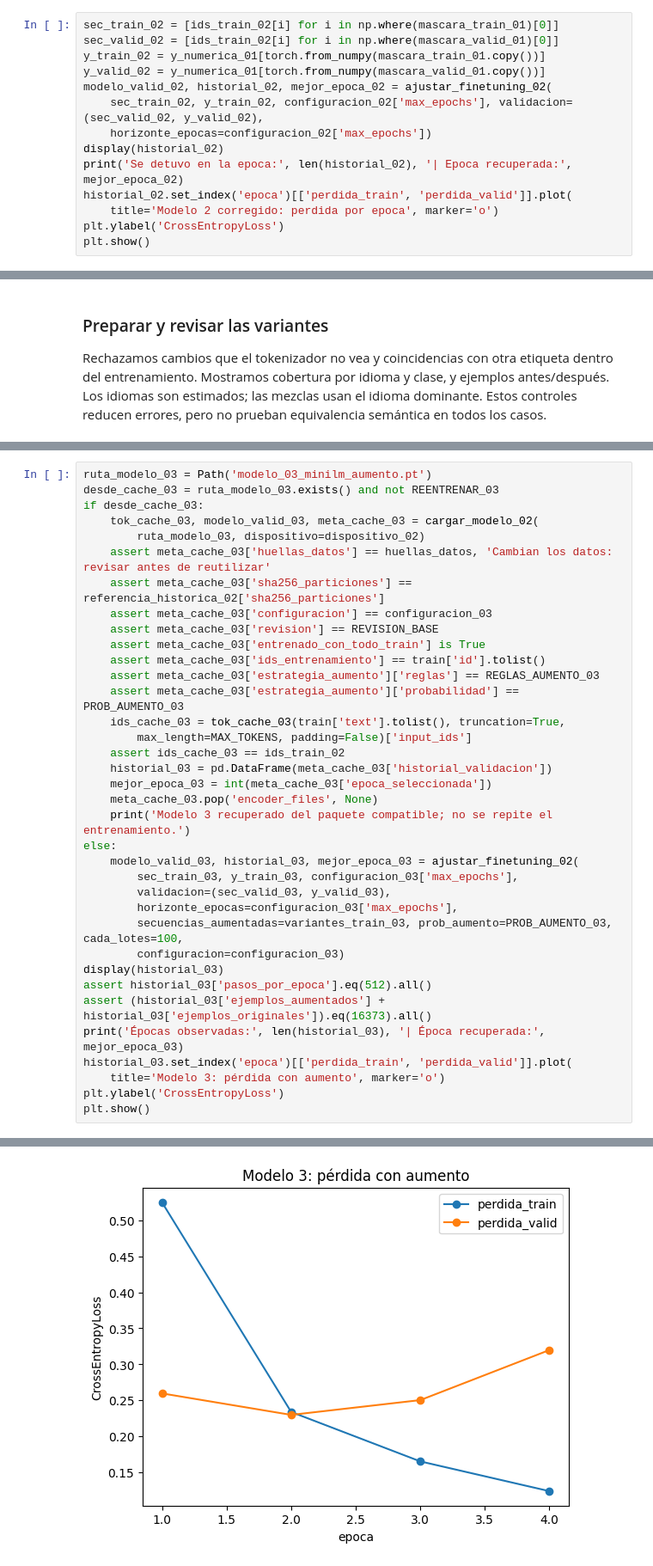
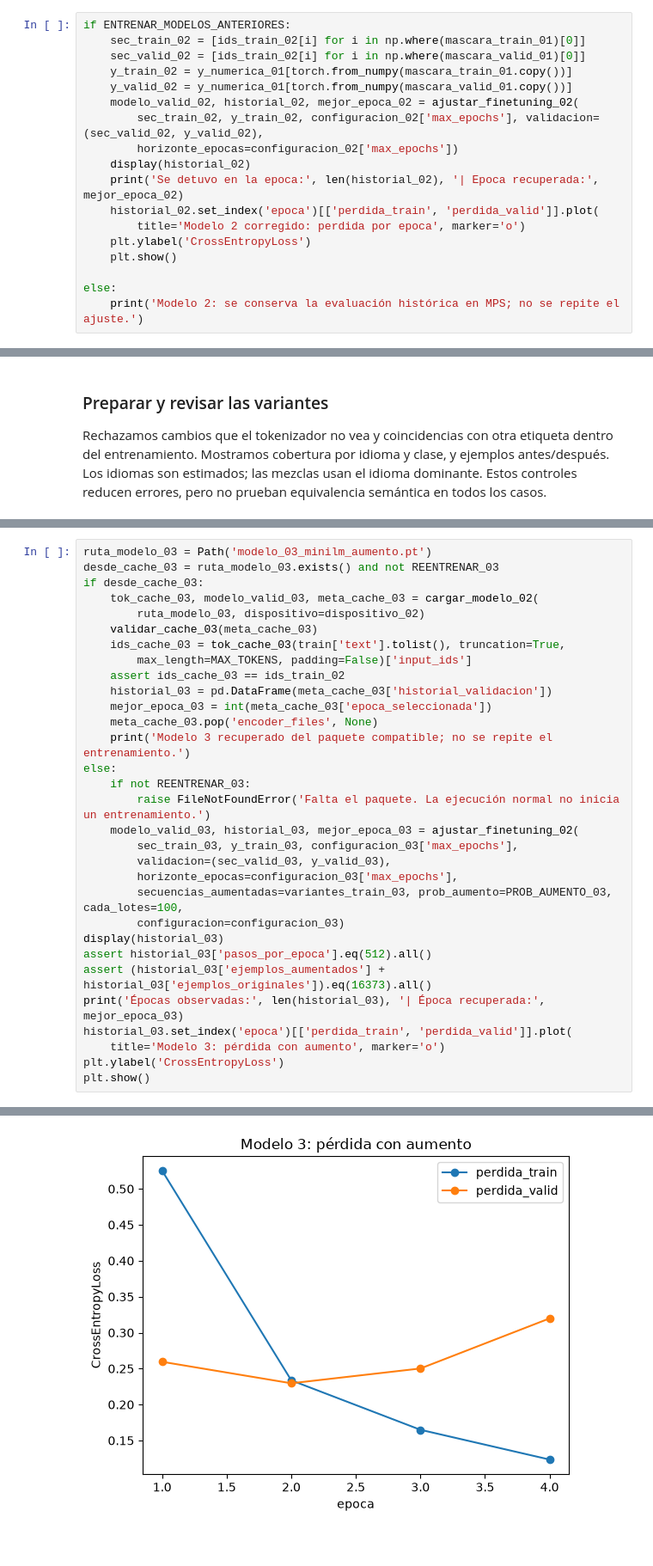
Before and after one commit to jmfonsecau/ISIS-2611-Proyecto-Parte-2, a Jupyter notebook: notebook_parte2.ipynb, the cells around one changed output, grey strips where cells are left out. Shown at 86% size. Drawn from its saved outputs; the diff is of its cells as text; blank space fills up the shorter version.

Commit message:
Corregir Run All sin reentrenar y registrar score sub 3

```diff
--- a/notebook_parte2.ipynb
+++ b/notebook_parte2.ipynb
@@ -1166,17 +1209,21 @@ Max tokens train: 176 | Max tokens eval: 166
 
 Esta celda ejecuta el ajuste del modelo 2; sus definiciones anteriores se pueden reutilizar sin repetirlo.
 # %%
-sec_train_02 = [ids_train_02[i] for i in np.where(mascara_train_01)[0]]
-sec_valid_02 = [ids_train_02[i] for i in np.where(mascara_valid_01)[0]]
-y_train_02 = y_numerica_01[torch.from_numpy(mascara_train_01.copy())]
-y_valid_02 = y_numerica_01[torch.from_numpy(mascara_valid_01.copy())]
-modelo_valid_02, historial_02, mejor_epoca_02 = ajustar_finetuning_02(
-    sec_train_02, y_train_02, configuracion_02['max_epochs'], validacion=(sec_valid_02, y_valid_02),
-    horizonte_epocas=configuracion_02['max_epochs'])
-display(historial_02)
-print('Se detuvo en la epoca:', len(historial_02), '| Epoca recuperada:', mejor_epoca_02)
-historial_02.set_index('epoca')[['perdida_train', 'perdida_valid']].plot(
-    title='Modelo 2 corregido: perdida por epoca', marker='o')
-plt.ylabel('CrossEntropyLoss')
-plt.show()
+if ENTRENAR_MODELOS_ANTERIORES:
+    sec_train_02 = [ids_train_02[i] for i in np.where(mascara_train_01)[0]]
+    sec_valid_02 = [ids_train_02[i] for i in np.where(mascara_valid_01)[0]]
+    y_train_02 = y_numerica_01[torch.from_numpy(mascara_train_01.copy())]
+    y_valid_02 = y_numerica_01[torch.from_numpy(mascara_valid_01.copy())]
+    modelo_valid_02, historial_02, mejor_epoca_02 = ajustar_finetuning_02(
+        sec_train_02, y_train_02, configuracion_02['max_epochs'], validacion=(sec_valid_02, y_valid_02),
+        horizonte_epocas=configuracion_02['max_epochs'])
+    display(historial_02)
+    print('Se detuvo en la epoca:', len(historial_02), '| Epoca recuperada:', mejor_epoca_02)
+    historial_02.set_index('epoca')[['perdida_train', 'perdida_valid']].plot(
+        title='Modelo 2 corregido: perdida por epoca', marker='o')
+    plt.ylabel('CrossEntropyLoss')
+    plt.show()
+
+else:
+    print('Modelo 2: se conserva la evaluación histórica en MPS; no se repite el ajuste.')
 # %% [output]
@@ -1622,14 +1671,7 @@ desde_cache_03 = ruta_modelo_03.exists() and not REENTRENAR_03
 if desde_cache_03:
     tok_cache_03, modelo_valid_03, meta_cache_03 = cargar_modelo_02(
         ruta_modelo_03, dispositivo=dispositivo_02)
-    assert meta_cache_03['huellas_datos'] == huellas_datos, 'Cambian los datos: revisar antes de reutilizar'
-    assert meta_cache_03['sha256_particiones'] == referencia_historica_02['sha256_particiones']
-    assert meta_cache_03['configuracion'] == configuracion_03
-    assert meta_cache_03['revision'] == REVISION_BASE
-    assert meta_cache_03['entrenado_con_todo_train'] is True
-    assert meta_cache_03['ids_entrenamiento'] == train['id'].tolist()
-    assert meta_cache_03['estrategia_aumento']['reglas'] == REGLAS_AUMENTO_03
-    assert meta_cache_03['estrategia_aumento']['probabilidad'] == PROB_AUMENTO_03
+    validar_cache_03(meta_cache_03)
     ids_cache_03 = tok_cache_03(train['text'].tolist(), truncation=True,
         max_length=MAX_TOKENS, padding=False)['input_ids']
     assert ids_cache_03 == ids_train_02
@@ -1638,6 +1680,8 @@ if desde_cache_03:
     meta_cache_03.pop('encoder_files', None)
     print('Modelo 3 recuperado del paquete compatible; no se repite el entrenamiento.')
 else:
+    if not REENTRENAR_03:
+        raise FileNotFoundError('Falta el paquete. La ejecución normal no inicia un entrenamiento.')
     modelo_valid_03, historial_03, mejor_epoca_03 = ajustar_finetuning_02(
         sec_train_03, y_train_03, configuracion_03['max_epochs'],
         validacion=(sec_valid_03, y_valid_03),
@@ -1673,10 +1701,10 @@ Epoca 4: lote 1000/1024
 |  | epoca | perdida_train | segundos | horizonte_epocas | pasos_por_epoca | ejemplos_aumentados | ... |
 | 0 | 1 | 0.525183 | 133.2 | 6 | 512 | 3633 | ... |
 | 1 | 2 | 0.233684 | 135.7 | 6 | 512 | 3672 | ... |
 | 2 | 3 | 0.164912 | 135.9 | 6 | 512 | 3460 | ... |
 | 3 | 4 | 0.123516 | 136.3 | 6 | 512 | 3507 | ... |
 Épocas observadas: 4 | Época recuperada: 2
-[figure, old version]
+[figure, new version]
 # %% [markdown]
 ### Comparación y errores por idioma
 
```
Also changed, not shown: parts of 54 cells of this notebook, 3 other files.
